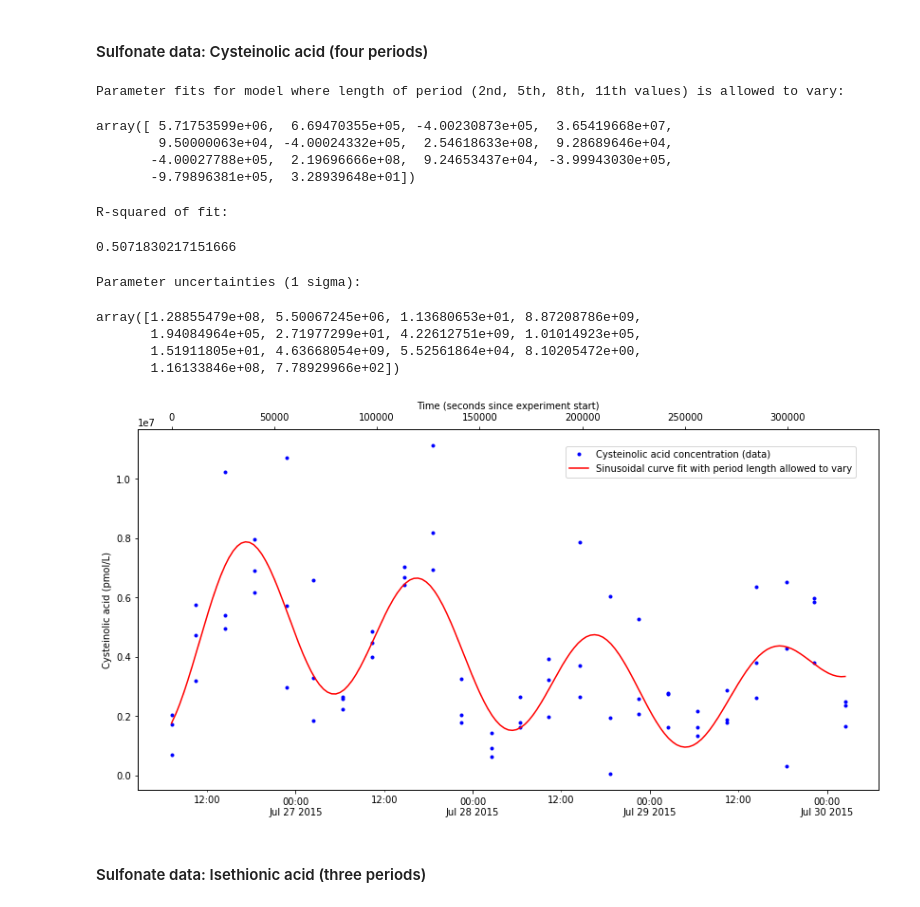
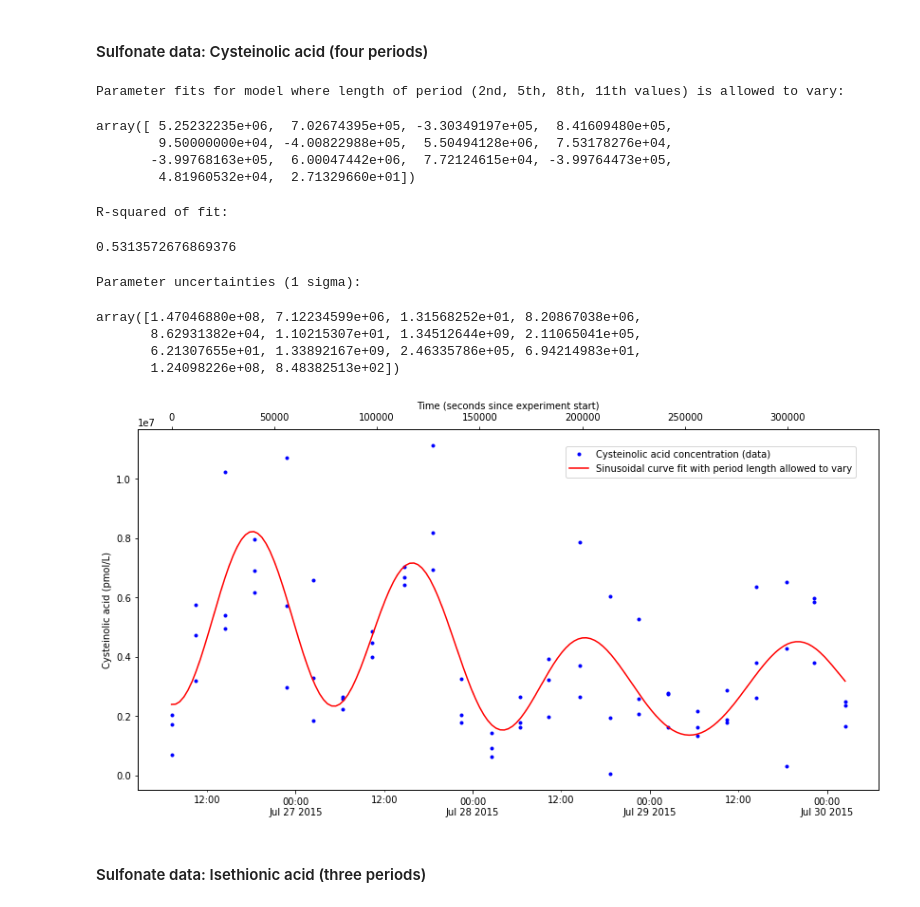
Before and after one commit to jamesrco/DielALOHA, a Jupyter notebook: python3/ALOHAdielCurveFit.ipynb, the cells around one changed output. Drawn from its saved outputs; the diff is of its cells as text; code cells hidden in the pictures.

```diff
--- a/python3/ALOHAdielCurveFit.ipynb
+++ b/python3/ALOHAdielCurveFit.ipynb
@@ -574,8 +574,8 @@ def multWaves_func_varPer_4(x, a, b, c, d, e, f, g, h, i, j, k, l, m, n):
 
 # do the fitting
 popt_varPer_Cysteinolic, pcov_varPer_Cysteinolic = curve_fit(multWaves_func_varPer_4, TimestampCysteinolic_secFromStart_alt, ConcCysteinolic_noNan, bounds=(
-    [100000, 50000, -1000000, 100000, 95000, -1000000, 100000, 50000, -1000000, 100000, 50000, -1000000, -1000000, -1000000], (
-        [300000000, 1500000, 200000, 300000000, 150000, 200000, 300000000, 150000, 200000, 300000000, 150000, 200000, 200000, 200000])))
+    [-8000000, 50000, -1000000, -8000000, 95000, -1000000, -8000000, 50000, -1000000, -8000000, 50000, -1000000, -1000000, -1000000], (
+        [8000000, 1500000, 200000, 8000000, 150000, 200000, 8000000, 150000, 200000, 8000000, 150000, 200000, 200000, 200000])))
 
 # output results, and some diagnostics
 print("Parameter fits for model where length of period (2nd, 5th, 8th, 11th values) is allowed to vary:")
@@ -595,43 +595,43 @@ display(perr_varPer_Cysteinolic)
 
 # get, store current timezone setting
 current_matplotTZ = plt.rcParams['timezone']
 # set to 'Pacific/Honolulu' temporarily
 plt.rcParams['timezone'] = 'Pacific/Honolulu'
 
 fig = plt.figure(figsize=(14, 7))
 
 ax1 = fig.add_subplot(111)
 ax1.plot(TimestampCysteinolic_noNan,ConcCysteinolic_noNan, 'b.', label = 'Cysteinolic acid concentration (data)')
 ax1.xaxis.set_major_locator(pltdates.DayLocator(interval=1))
 ax1.xaxis.set_minor_locator(pltdates.HourLocator(byhour=12))
 ax1.xaxis.set_major_formatter(pltdates.DateFormatter('%H:%M%\n%b %d %Y'))
 ax1.xaxis.set_minor_formatter(pltdates.DateFormatter('%H:%M'))
 ax1.xaxis_date(pytz.timezone('Pacific/Honolulu'))
 plt.ylabel('Cysteinolic acid (pmol/L)')
 
 ax2 = ax1.twiny()
 ax2.plot(pandas.Series(list(range(0, int(TimestampCysteinolic_secFromStart_alt[len(TimestampCysteinolic_secFromStart_alt)-1]), 2000))), multWaves_func_varPer_4(
    pandas.Series(list(range(0, int(TimestampCysteinolic_secFromStart_alt[len(TimestampCysteinolic_secFromStart_alt)-1]), 2000))), *popt_varPer_Cysteinolic), 'r-', label = 'Sinusoidal curve fit with period length allowed to vary')
 plt.xlabel('Time (seconds since experiment start)')
 
 fig.legend(bbox_to_anchor=(.8, .8))
 
 # set matplotlib timezone back
 plt.rcParams['timezone'] = current_matplotTZ
 # %% [output]
 Parameter fits for model where length of period (2nd, 5th, 8th, 11th values) is allowed to vary:
-array([ 5.71753599e+06,  6.69470355e+05, -4.00230873e+05,  3.65419668e+07,
-        9.50000063e+04, -4.00024332e+05,  2.54618633e+08,  9.28689646e+04,
-       -4.00027788e+05,  2.19696666e+08,  9.24653437e+04, -3.99943030e+05,
-       -9.79896381e+05,  3.28939648e+01])
+array([ 5.25232235e+06,  7.02674395e+05, -3.30349197e+05,  8.41609480e+05,
+        9.50000000e+04, -4.00822988e+05,  5.50494128e+06,  7.53178276e+04,
+       -3.99768163e+05,  6.00047442e+06,  7.72124615e+04, -3.99764473e+05,
+        4.81960532e+04,  2.71329660e+01])
 R-squared of fit:
-0.5071830217151666
+0.5313572676869376
 Parameter uncertainties (1 sigma):
-array([1.28855479e+08, 5.50067245e+06, 1.13680653e+01, 8.87208786e+09,
-       1.94084964e+05, 2.71977299e+01, 4.22612751e+09, 1.01014923e+05,
-       1.51911805e+01, 4.63668054e+09, 5.52561864e+04, 8.10205472e+00,
-       1.16133846e+08, 7.78929966e+02])
+array([1.47046880e+08, 7.12234599e+06, 1.31568252e+01, 8.20867038e+06,
+       8.62931382e+04, 1.10215307e+01, 1.34512644e+09, 2.11065041e+05,
+       6.21307655e+01, 1.33892167e+09, 2.46335786e+05, 6.94214983e+01,
+       1.24098226e+08, 8.48382513e+02])
-[figure, old version]
+[figure, new version]
 # %% [markdown]
 #### Sulfonate data: Isethionic acid (three periods)
 # %%
```
Also changed, not shown: parts of 8 cells of this notebook.
